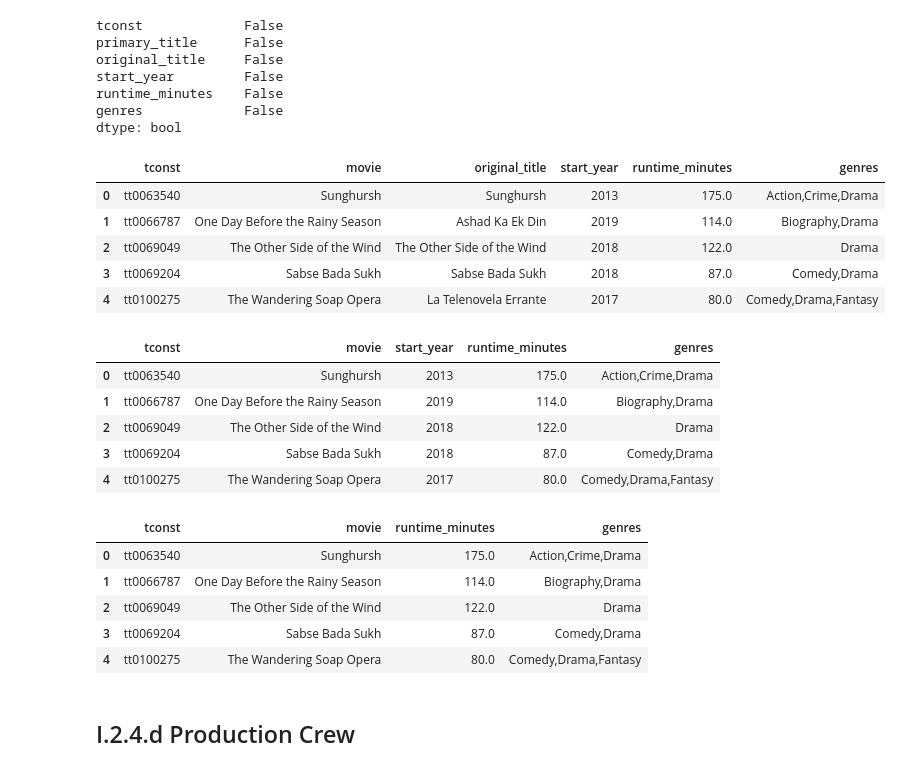
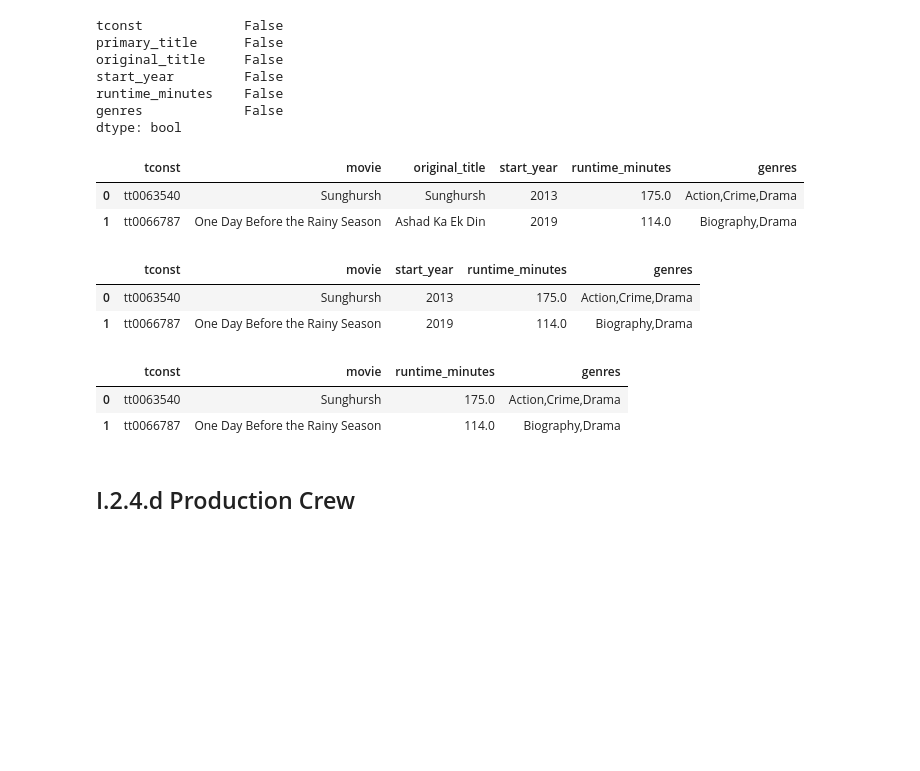
Before and after one commit to baotramduong/Porfolio_Project_The_Movie_Industry, a Jupyter notebook: Part I - Data Cleaning & Preparation of Provided Data.ipynb, the cells around one changed output. Drawn from its saved outputs; the diff is of its cells as text; code cells hidden in the pictures; blank space fills up the shorter version.

```diff
--- a/Part I - Data Cleaning & Preparation of Provided Data.ipynb
+++ b/Part I - Data Cleaning & Preparation of Provided Data.ipynb
@@ -745,36 +753,27 @@ dtype: bool
 # %%
 #rename 'primary_title' to 'movie' to be consistent with our main dataframe
 title_basics_df = title_basics_df.rename(columns={'primary_title':'movie'})
-title_basics_df.head()
+title_basics_df.head(2)
 # %% [output]
 |  | tconst | movie | original_title | start_year | runtime_minutes | genres |
 | 0 | tt0063540 | Sunghursh | Sunghursh | 2013 | 175.0 | Action,Crime,Drama |
 | 1 | tt0066787 | One Day Before the Rainy Season | Ashad Ka Ek Din | 2019 | 114.0 | Biography,Drama |
-| 2 | tt0069049 | The Other Side of the Wind | The Other Side of the Wind | 2018 | 122.0 | Drama |
-| 3 | tt0069204 | Sabse Bada Sukh | Sabse Bada Sukh | 2018 | 87.0 | Comedy,Drama |
-| 4 | tt0100275 | The Wandering Soap Opera | La Telenovela Errante | 2017 | 80.0 | Comedy,Drama,Fantasy |
 # %%
 #drop 'original_title' because it's redundant
 title_basics_df = title_basics_df.drop('original_title', axis = 1)
-title_basics_df.head()
+title_basics_df.head(2)
 # %% [output]
 |  | tconst | movie | start_year | runtime_minutes | genres |
 | 0 | tt0063540 | Sunghursh | 2013 | 175.0 | Action,Crime,Drama |
 | 1 | tt0066787 | One Day Before the Rainy Season | 2019 | 114.0 | Biography,Drama |
-| 2 | tt0069049 | The Other Side of the Wind | 2018 | 122.0 | Drama |
-| 3 | tt0069204 | Sabse Bada Sukh | 2018 | 87.0 | Comedy,Drama |
-| 4 | tt0100275 | The Wandering Soap Opera | 2017 | 80.0 | Comedy,Drama,Fantasy |
 # %%
 #drop 'start_year' because it's redundant
 title_basics_df = title_basics_df.drop('start_year', axis = 1)
-title_basics_df.head()
+title_basics_df.head(2)
 # %% [output]
 |  | tconst | movie | runtime_minutes | genres |
 | 0 | tt0063540 | Sunghursh | 175.0 | Action,Crime,Drama |
 | 1 | tt0066787 | One Day Before the Rainy Season | 114.0 | Biography,Drama |
-| 2 | tt0069049 | The Other Side of the Wind | 122.0 | Drama |
-| 3 | tt0069204 | Sabse Bada Sukh | 87.0 | Comedy,Drama |
-| 4 | tt0100275 | The Wandering Soap Opera | 80.0 | Comedy,Drama,Fantasy |
 # %% [markdown]
 ## I.2.4.d Production Crew
 # %% [markdown]
```
Also changed, not shown: parts of 86 cells of this notebook.
